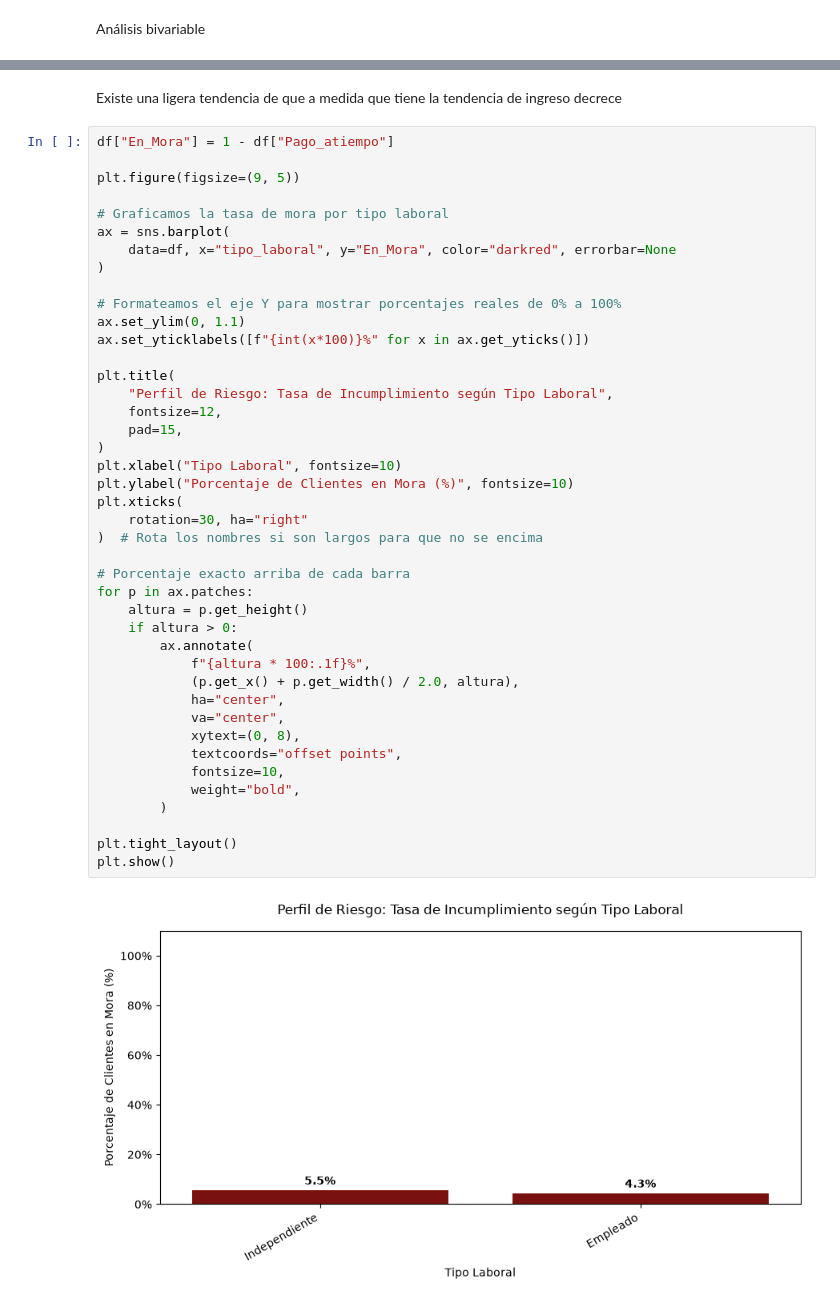
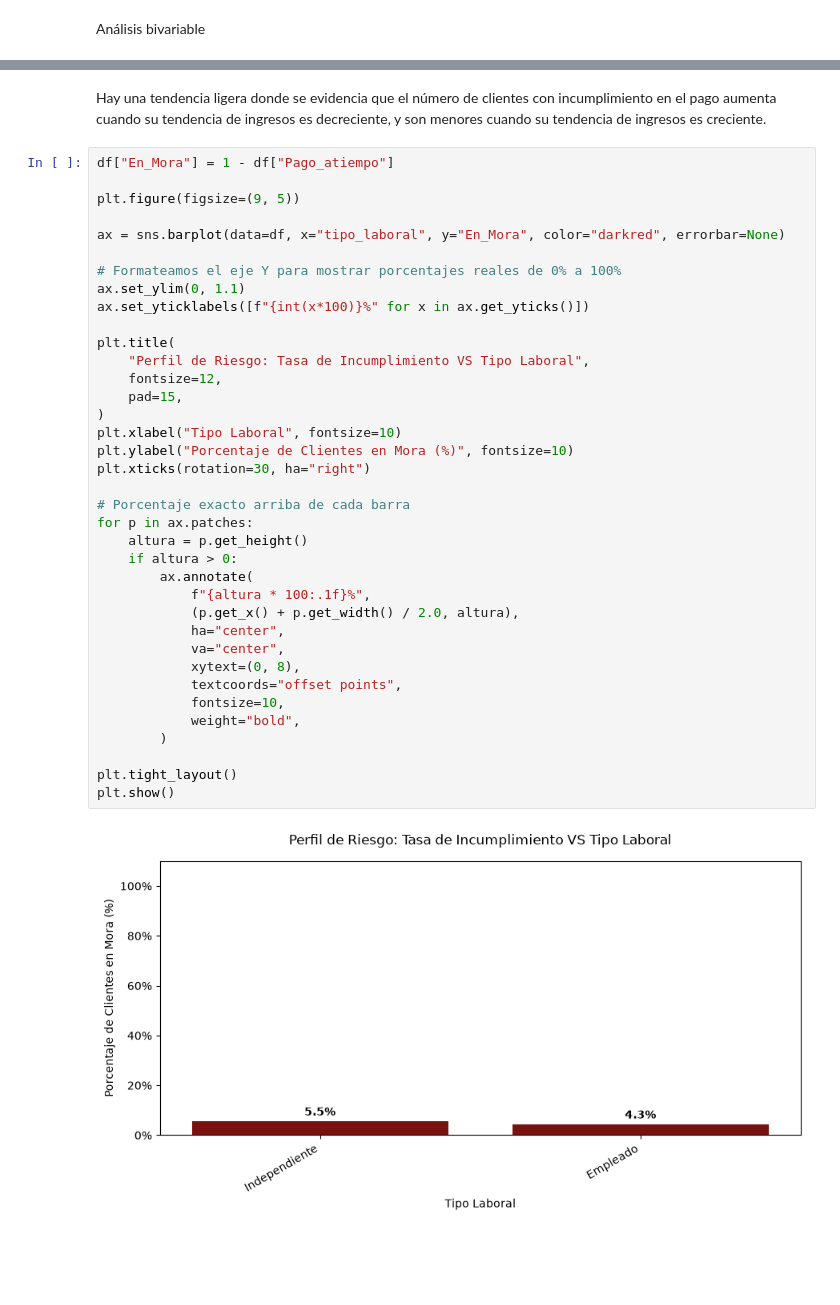
Before and after one commit to SaraHenaoB/PI_M5_, a Jupyter notebook: src/comprension_eda.ipynb, the cells around one changed output, grey strips where cells are left out. Saved outputs shown, nothing was run; the diff lists cells and outputs as text; blank space fills up the shorter version.

Commit message:
V.1.0.0 Fix: Correcciones menores en comprension_EDA.ipynb

```diff
--- a/src/comprension_eda.ipynb
+++ b/src/comprension_eda.ipynb
@@ -295,47 +295,42 @@ plt.show()
 # %% [markdown]
-Existe una ligera tendencia de que a medida que tiene la tendencia de ingreso decrece
+Hay una tendencia ligera donde se evidencia que el número de clientes con incumplimiento en el pago aumenta cuando su tendencia de ingresos es decreciente, y son menores cuando su tendencia de ingresos es creciente.
 # %%
 df["En_Mora"] = 1 - df["Pago_atiempo"]
 
 plt.figure(figsize=(9, 5))
 
-# Graficamos la tasa de mora por tipo laboral
-ax = sns.barplot(
-    data=df, x="tipo_laboral", y="En_Mora", color="darkred", errorbar=None
-)
+ax = sns.barplot(data=df, x="tipo_laboral", y="En_Mora", color="darkred", errorbar=None)
 
 # Formateamos el eje Y para mostrar porcentajes reales de 0% a 100%
 ax.set_ylim(0, 1.1)
 ax.set_yticklabels([f"{int(x*100)}%" for x in ax.get_yticks()])
 
 plt.title(
-    "Perfil de Riesgo: Tasa de Incumplimiento según Tipo Laboral",
+    "Perfil de Riesgo: Tasa de Incumplimiento VS Tipo Laboral",
     fontsize=12,
     pad=15,
 )
 plt.xlabel("Tipo Laboral", fontsize=10)
 plt.ylabel("Porcentaje de Clientes en Mora (%)", fontsize=10)
-plt.xticks(
-    rotation=30, ha="right"
-)  # Rota los nombres si son largos para que no se encima
+plt.xticks(rotation=30, ha="right")
 
 # Porcentaje exacto arriba de cada barra
 for p in ax.patches:
     altura = p.get_height()
     if altura > 0:
         ax.annotate(
             f"{altura * 100:.1f}%",
             (p.get_x() + p.get_width() / 2.0, altura),
             ha="center",
             va="center",
             xytext=(0, 8),
             textcoords="offset points",
             fontsize=10,
             weight="bold",
         )
 
 plt.tight_layout()
 plt.show()
 # %% [output]
-[figure, old version]
+[figure, new version]
 # %% [markdown]
```
Also changed, not shown: parts of 8 cells of this notebook.
